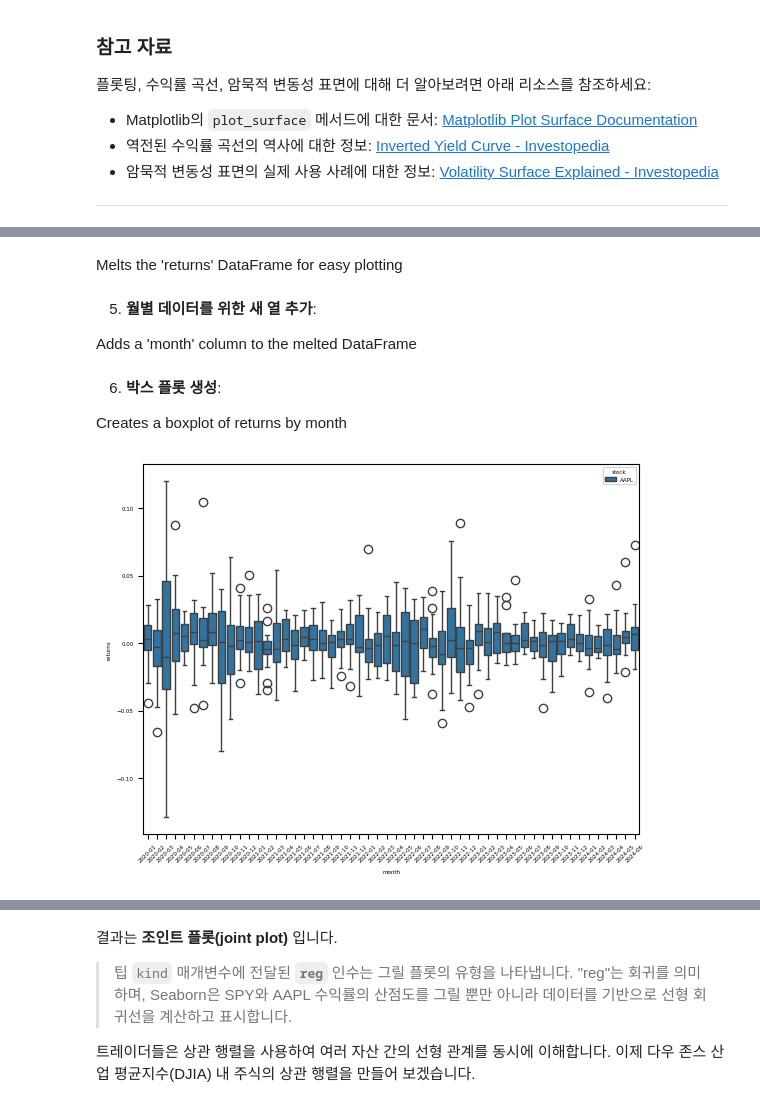
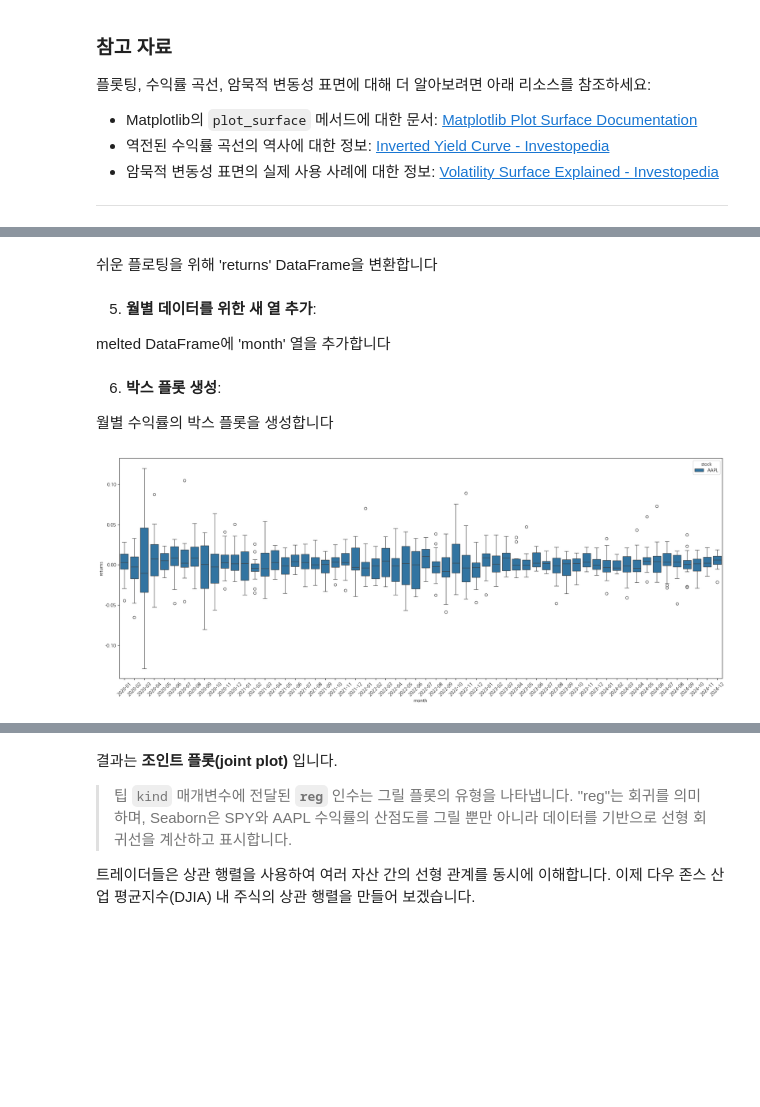
Before and after one commit to restful3/ml4t, a Jupyter notebook: source/03. Visualize Financial Market Data with Matplotlib, and Plotly Dash_song.ipynb, the cells around one changed output, grey strips where cells are left out. Saved outputs shown, nothing was run; the diff lists cells and outputs as text; code cells hidden in the pictures; blank space fills up the shorter version.

```diff
--- a/source/03. Visualize Financial Market Data with Matplotlib, and Plotly Dash_song.ipynb
+++ b/source/03. Visualize Financial Market Data with Matplotlib, and Plotly Dash_song.ipynb
@@ -316,2 +347,8 @@ Display the plot
 # %%
-plt.show()
+# plt.show()
+# 주피터 노트북에서 애니메이션 표시
+from IPython.display import HTML
+
+plt.rcParams['animation.embed_limit'] = 50 * 1024 * 1024  # 50MB로 제한 증가
+
+HTML(ani.to_jshtml())
@@ -519,7 +585,7 @@ Resets the index of 'returns'
 # %%
 returns = returns.reset_index()
 # %% [markdown]
-Melts the 'returns' DataFrame for easy plotting
+쉬운 플로팅을 위해 'returns' DataFrame을 변환합니다
 # %%
 melted = pd.melt(
     returns,
@@ -531,18 +597,20 @@ melted = pd.melt(
 # %% [markdown]
 5. **월별 데이터를 위한 새 열 추가**:
 
-Adds a 'month' column to the melted DataFrame
+melted DataFrame에 'month' 열을 추가합니다
 # %%
 melted["month"] = pd.to_datetime(melted.date).dt.to_period("M")
 # %% [markdown]
 6. **박스 플롯 생성**:
 
-Creates a boxplot of returns by month
+월별 수익률의 박스 플롯을 생성합니다
 # %%
+plt.figure(figsize=(20, 8))  # 가로로 더 긴 그림 크기 설정
 g = sns.boxplot(x="month", y="returns", hue="stock", data=melted)
-g.set_xticklabels(melted["month"].unique(), rotation=45);
+g.set_xticklabels(melted["month"].unique(), rotation=45)
+plt.tight_layout()  # 여백 자동 조정
 # %% [output]
-[figure, old version]
+[figure, new version]
 # %% [markdown]
 ### 작동 방식
 
```
Also changed, not shown: parts of 70 cells of this notebook, 1 other file.
